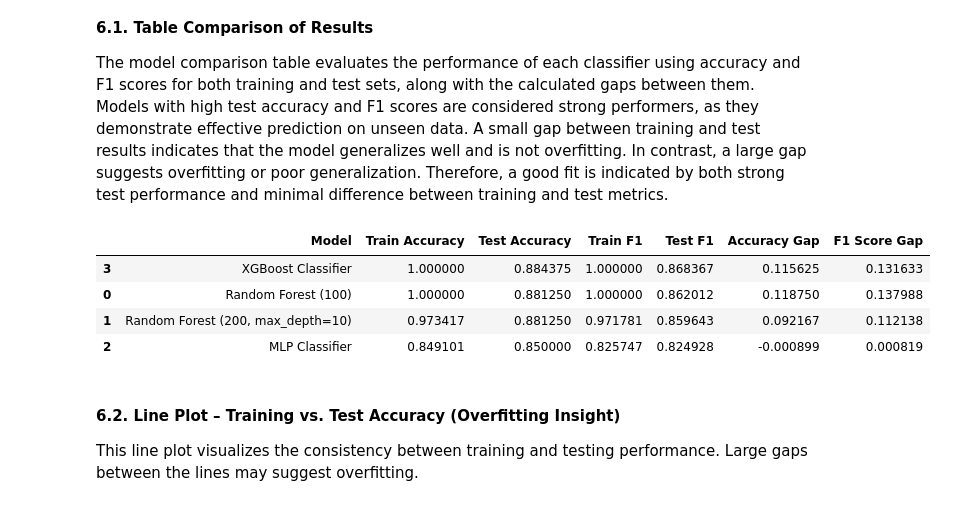
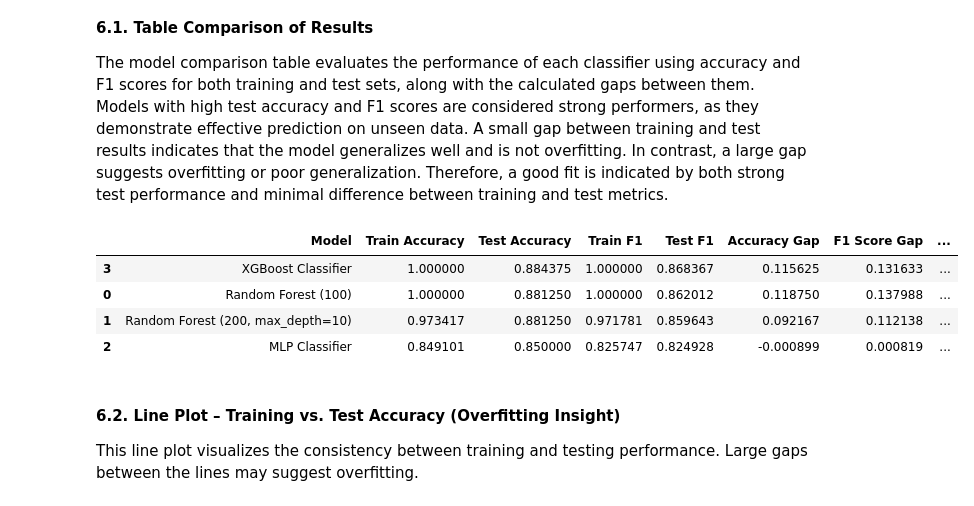
Before and after one commit to Data-Git-Hub/applied-ml-data-git-hub, a Jupyter notebook: lab05/ensemble-data-git-hub.ipynb, the cells around one changed output. Saved outputs shown, nothing was run; the diff lists cells and outputs as text; code cells hidden in the pictures.

Commit message:
L5 Sect - 6.2 - Modify ensemble-data-git-hub.ipynb Section 6

```diff
--- a/lab05/ensemble-data-git-hub.ipynb
+++ b/lab05/ensemble-data-git-hub.ipynb
@@ -429,48 +429,51 @@ def evaluate_model(name, model, X_train, y_train, X_test, y_test, results):
         "Model": name,
         "Train Accuracy": train_acc,
         "Test Accuracy": test_acc,
         "Train F1": train_f1,
         "Test F1": test_f1,
     })
 
-# Initialize results
+# Initialize and evaluate all models
 results = []
 
-# Run evaluations (ensure model variables are defined)
+# Run evaluations (assumes models are defined earlier)
 evaluate_model("Random Forest (100)", rf100, X_train, y_train, X_test, y_test, results)
 evaluate_model("Random Forest (200, max_depth=10)", rf200_limited, X_train, y_train, X_test, y_test, results)
 evaluate_model("MLP Classifier", mlp, X_train, y_train, X_test, y_test, results)
 evaluate_model("XGBoost Classifier", xgb_model, X_train, y_train, X_test, y_test, results)
 
-# Create results DataFrame with gap calculations
+# Create results DataFrame with all metrics
 results_df = pd.DataFrame(results)
+
+# Gap calculations
 results_df["Accuracy Gap"] = results_df["Train Accuracy"] - results_df["Test Accuracy"]
 results_df["F1 Score Gap"] = results_df["Train F1"] - results_df["Test F1"]
+
+# ✅ Generalization Gap: average of Accuracy Gap and F1 Gap
+results_df["Generalization Gap"] = (results_df["Accuracy Gap"] + results_df["F1 Score Gap"]) / 2
+
+# Sort results by test accuracy
 results_df_sorted = results_df.sort_values(by="Test Accuracy", ascending=False)
 
-# 🔧 Font color version of highlight function
+# Style best values in green
 def highlight_best_values_green_text(df):
     df_numeric = df.select_dtypes(include=['float64', 'int64'])
     styled_df = pd.DataFrame('', index=df.index, columns=df.columns)
 
     for column in df_numeric.columns:
-        if 'Gap' in column:
-            best_idx = df[column].idxmin()
-        else:
-            best_idx = df[column].idxmax()
-
+        best_idx = df[column].idxmin() if 'Gap' in column else df[column].idxmax()
         styled_df.loc[best_idx, column] = 'color: green'
 
     return styled_df
 
-# Show styled DataFrame with green best values
+# Display the styled comparison table
 results_df_sorted.style.apply(highlight_best_values_green_text, axis=None)
 # %% [output]
-|  | Model | Train Accuracy | Test Accuracy | Train F1 | Test F1 | Accuracy Gap | F1 Score Gap |
-| 3 | XGBoost Classifier | 1.000000 | 0.884375 | 1.000000 | 0.868367 | 0.115625 | 0.131633 |
-| 0 | Random Forest (100) | 1.000000 | 0.881250 | 1.000000 | 0.862012 | 0.118750 | 0.137988 |
-| 1 | Random Forest (200, max_depth=10) | 0.973417 | 0.881250 | 0.971781 | 0.859643 | 0.092167 | 0.112138 |
-| 2 | MLP Classifier | 0.849101 | 0.850000 | 0.825747 | 0.824928 | -0.000899 | 0.000819 |
+|  | Model | Train Accuracy | Test Accuracy | Train F1 | Test F1 | Accuracy Gap | F1 Score Gap | ... |
+| 3 | XGBoost Classifier | 1.000000 | 0.884375 | 1.000000 | 0.868367 | 0.115625 | 0.131633 | ... |
+| 0 | Random Forest (100) | 1.000000 | 0.881250 | 1.000000 | 0.862012 | 0.118750 | 0.137988 | ... |
+| 1 | Random Forest (200, max_depth=10) | 0.973417 | 0.881250 | 0.971781 | 0.859643 | 0.092167 | 0.112138 | ... |
+| 2 | MLP Classifier | 0.849101 | 0.850000 | 0.825747 | 0.824928 | -0.000899 | 0.000819 | ... |
 # %% [markdown]
 #### 6.2. Line Plot – Training vs. Test Accuracy (Overfitting Insight)
 
```
Also changed, not shown: parts of 2 cells of this notebook, 7 other files.
